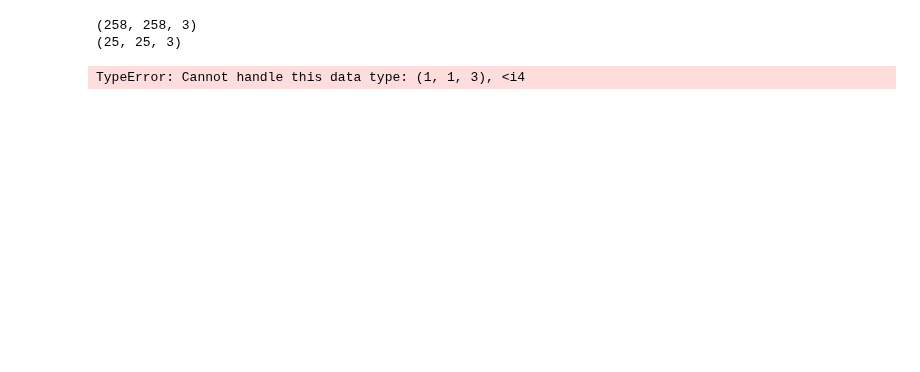
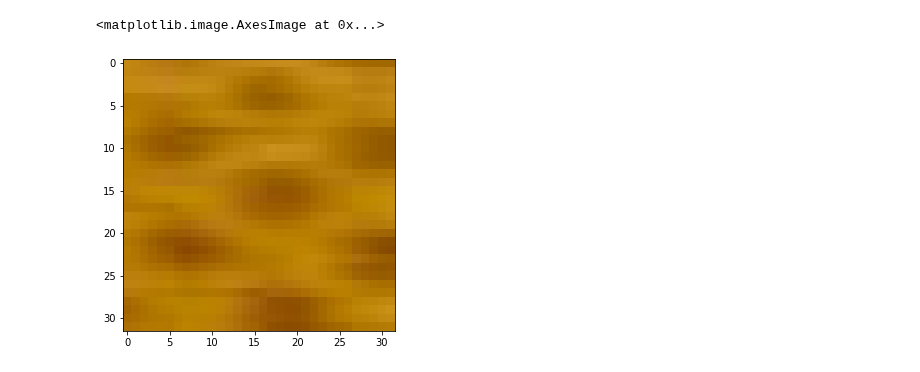
Before and after one commit to DanielMGlazer/HexogonalMLProject, a Jupyter notebook: Image predictions.ipynb, the cells around one changed output. Cells and saved outputs as stored; diff of their text form; code cells hidden in the pictures; blank space fills up the shorter version.

```diff
--- a/Image predictions.ipynb
+++ b/Image predictions.ipynb
@@ -50,20 +48,21 @@ def plot_test_labels():
 # %%
 #Loads in real STM images and crops them
 def crop_STM(arr,xy,size):
     x,y = xy
     return arr[y:y+size,x:x+size]
-image_offset=[150,68]
+image_offset=[155,68]
+image_size=25
+croping_box=(image_offset[0],image_offset[1],image_offset[0]+image_size,image_offset[1]+image_size)
 im=image.load_img("MoC2 _ 349.jpg")
-im_arr=image.img_to_array(im).astype('int')
-print(im_arr.shape)
-im_arr=crop_STM(im_arr,image_offset,25)
-print(im_arr.shape)
-im_arr=np.array(Image.fromarray(im_arr).resize((32,32)))
+im_crop=im.crop(croping_box)
+im_resize=im_crop.resize((32,32))
+# im_arr=crop_STM(im_arr,image_offset,32)
+# im_arr=np.array(Image.fromarray(im_arr).resize((32,32)))
+im_arr=image.img_to_array(im_resize).astype('int')
 im_arr_batch=np.array([im_arr])
 plt.figure(figsize = (5, 5))
 ax = plt.subplot(1,1,1)
 ax.imshow(im_arr)
 # %% [output]
-(258, 258, 3)
-(25, 25, 3)
+<matplotlib.image.AxesImage at 0x...>
-TypeError: Cannot handle this data type: (1, 1, 3), <i4
+[figure, added]
```
Also changed, not shown: parts of 7 cells of this notebook, 5 other files.
